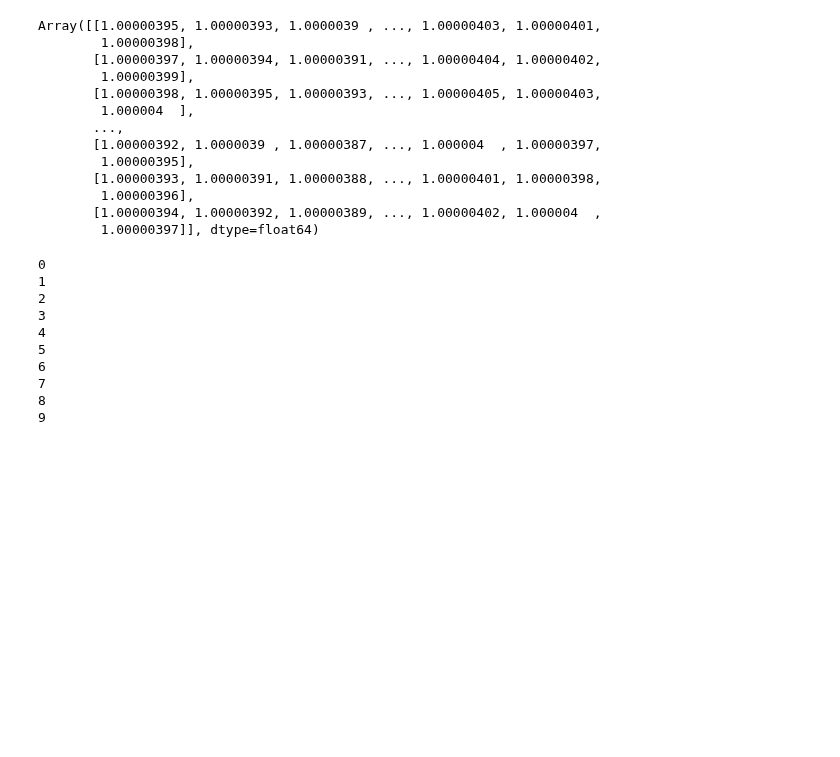
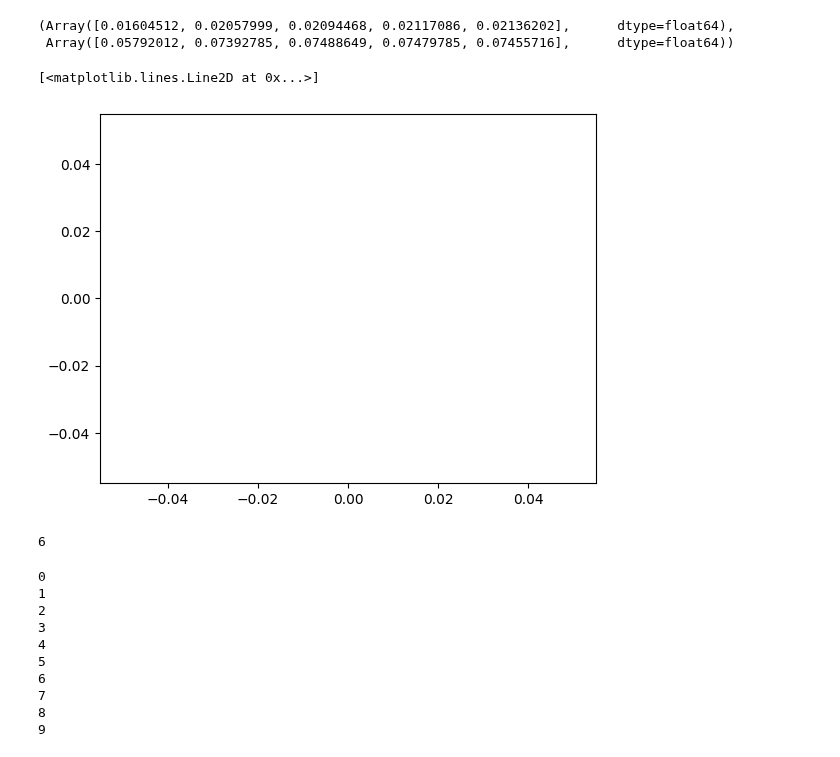
Before and after one commit to hashimmg/jax_IB, a Jupyter notebook: notebooks/Flapping_Demo-dist.ipynb, the cells around one changed output. Cells and saved outputs as stored; diff of their text form; code cells hidden in the pictures; blank space fills up the shorter version.

```diff
--- a/notebooks/Flapping_Demo-dist.ipynb
+++ b/notebooks/Flapping_Demo-dist.ipynb
@@ -167,26 +293,41 @@ evolve = jax.jit(shard_map(time_stepping.evolve_navier_stokes_sharded, mesh=mesh
+# %%
+eigvals = tuple([np.fft.fft(array_utils.laplacian_column(size, step)) for size, step in zip(grid.shape, grid.step)])
+def convect(v):
+    return tuple(advection.advect_upwind(u, v, dt) for u in v)
+
+explicit_update = equations.navier_stokes_explicit_terms(
+    density=density, viscosity=viscosity, dt=dt,convect=convect, diffuse=diffusion.diffuse, forcing=None)
+
+surface_velocity = lambda f,x,y: convolution_functions.mesh_convolve(f,x,y,convolution_functions.gaussian, axis_names=['i','j'])
+
+
+ref_time = 0.0
+inner_steps = 40
+outer_steps = 5
+width = 1
 # %%
 p, v = global_pressure, global_velocities
-# %%
-ref_time = 0.0
-inner_steps = 2000
 # %%
-p, v = evolve(p, v,eigvals,ref_time, dt, 1, inner_steps, ellipse_position, explicit_update, surface_velocity)
+#p, v, y = evolve_no_acc(p, v,eigvals,ref_time, dt, width, inner_steps, outer_steps, ellipse_position, explicit_update, surface_velocity, None)
+# %%
+p, v, y = evolve_drag(p, v,eigvals,ref_time, dt, width, inner_steps, outer_steps, ellipse_position, explicit_update, surface_velocity, inner, outer)
+# %%
+y
+# %% [output]
+(Array([0.01604512, 0.02057999, 0.02094468, 0.02117086, 0.02136202],      dtype=float64),
+ Array([0.05792012, 0.07392785, 0.07488649, 0.07479785, 0.07455716],      dtype=float64))
+# %%
+plt.plot(y)
+# %% [output]
+[<matplotlib.lines.Line2D at 0x...>]
+[figure, added]
 # %%
-p.data
+f1 = lambda args: sum(args)
+f = lambda n, args: f1(args)
-# %% [output]
-Array([[1.00000395, 1.00000393, 1.0000039 , ..., 1.00000403, 1.00000401,
-        1.00000398],
-       [1.00000397, 1.00000394, 1.00000391, ..., 1.00000404, 1.00000402,
-        1.00000399],
-       [1.00000398, 1.00000395, 1.00000393, ..., 1.00000405, 1.00000403,
-        1.000004  ],
-       ...,
-       [1.00000392, 1.0000039 , 1.00000387, ..., 1.000004  , 1.00000397,
-        1.00000395],
-       [1.00000393, 1.00000391, 1.00000388, ..., 1.00000401, 1.00000398,
-        1.00000396],
-       [1.00000394, 1.00000392, 1.00000389, ..., 1.00000402, 1.000004  ,
-        1.00000397]], dtype=float64)
+# %%
+jax.lax.scan(
+# %% [output]
+6
 # %%
 uxs, uys = [np.array(global_velocities[0].data)], [np.array(global_velocities[1].data)]
 ref_time = 0.0
```
Also changed, not shown: parts of 18 cells of this notebook, 7 other files.
